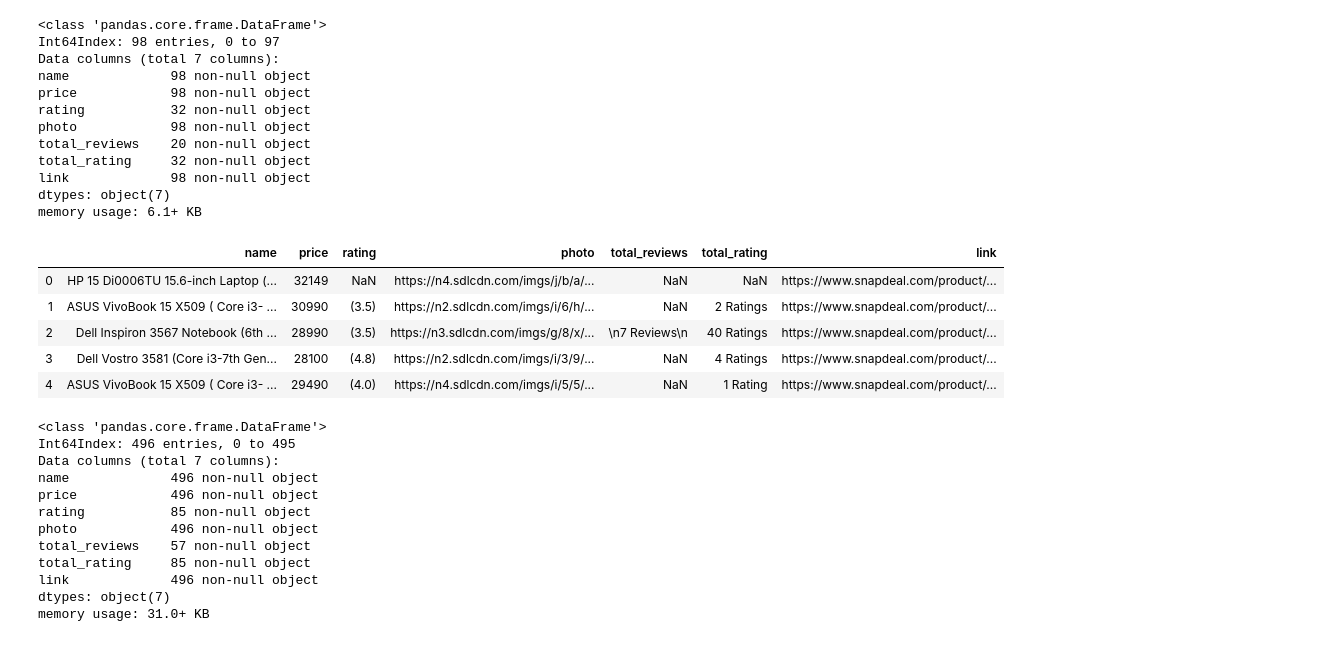
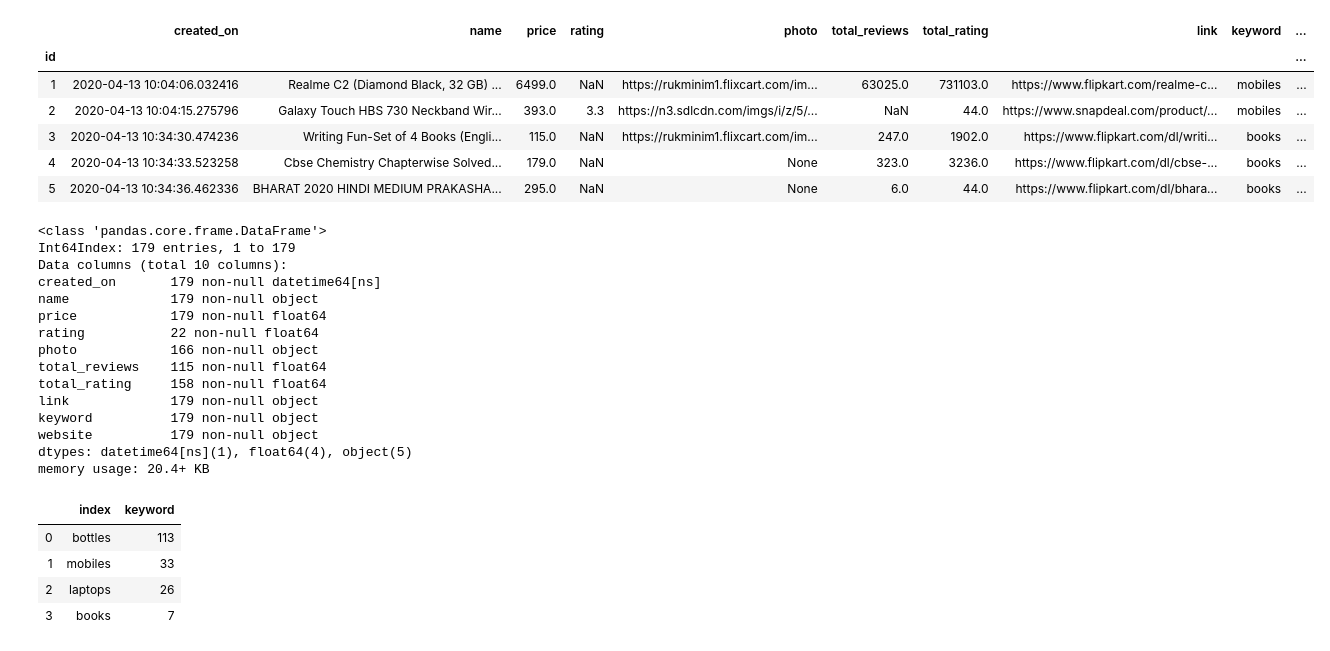
Before and after one commit to digipodium/product-comparison-utlimate, a Jupyter notebook: analyisis.ipynb, the cells around one changed output. Saved outputs shown, nothing was run; the diff lists cells and outputs as text; code cells hidden in the pictures.

```diff
--- a/analyisis.ipynb
+++ b/analyisis.ipynb
@@ -8,39 +8,32 @@ df = pd.read_csv('dataset_laptops.csv',index_col=0)
+# %%
+dataset = pd.read_sql("scraped_data",db.engine,parse_dates=['created_on'],index_col='id')
+# %%
+dataset = pp.dataset_review_rating_fixers(dataset)
+dataset = pp.format_fixer(dataset)
+dataset.head()
+# %% [output]
+|  | created_on | name | price | rating | photo | total_reviews | total_rating | link | keyword | ... |
+| id |  |  |  |  |  |  |  |  |  | ... |
+| 1 | 2020-04-13 10:04:06.032416 | Realme C2 (Diamond Black, 32 GB) ... | 6499.0 | NaN | https://rukminim1.flixcart.com/im... | 63025.0 | 731103.0 | https://www.flipkart.com/realme-c... | mobiles | ... |
+| 2 | 2020-04-13 10:04:15.275796 | Galaxy Touch HBS 730 Neckband Wir... | 393.0 | 3.3 | https://n3.sdlcdn.com/imgs/i/z/5/... | NaN | 44.0 | https://www.snapdeal.com/product/... | mobiles | ... |
+| 3 | 2020-04-13 10:34:30.474236 | Writing Fun-Set of 4 Books (Engli... | 115.0 | NaN | https://rukminim1.flixcart.com/im... | 247.0 | 1902.0 | https://www.flipkart.com/dl/writi... | books | ... |
+| 4 | 2020-04-13 10:34:33.523258 | Cbse Chemistry Chapterwise Solved... | 179.0 | NaN | None | 323.0 | 3236.0 | https://www.flipkart.com/dl/cbse-... | books | ... |
+| 5 | 2020-04-13 10:34:36.462336 | BHARAT 2020 HINDI MEDIUM PRAKASHA... | 295.0 | NaN | None | 6.0 | 44.0 | https://www.flipkart.com/dl/bhara... | books | ... |
 # %%
-df.info()
+dataset.info()
 # %% [output]
 <class 'pandas.core.frame.DataFrame'>
-Int64Index: 98 entries, 0 to 97
-Data columns (total 7 columns):
-name             98 non-null object
-price            98 non-null object
-rating           32 non-null object
-photo            98 non-null object
-total_reviews    20 non-null object
-total_rating     32 non-null object
-link             98 non-null object
-dtypes: object(7)
-memory usage: 6.1+ KB
+Int64Index: 179 entries, 1 to 179
+Data columns (total 10 columns):
+created_on       179 non-null datetime64[ns]
+name             179 non-null object
+price            179 non-null float64
+rating           22 non-null float64
+photo            166 non-null object
+total_reviews    115 non-null float64
+total_rating     158 non-null float64
+link             179 non-null object
+keyword          179 non-null object
+website          179 non-null object
+dtypes: datetime64[ns](1), float64(4), object(5)
+memory usage: 20.4+ KB
-# %%
-df.head()
-# %% [output]
-|  | name | price | rating | photo | total_reviews | total_rating | link |
-| 0 | HP 15 Di0006TU 15.6-inch Laptop (... | 32149 | NaN | https://n4.sdlcdn.com/imgs/j/b/a/... | NaN | NaN | https://www.snapdeal.com/product/... |
-| 1 | ASUS VivoBook 15 X509 ( Core i3- ... | 30990 | (3.5) | https://n2.sdlcdn.com/imgs/i/6/h/... | NaN | 2 Ratings | https://www.snapdeal.com/product/... |
-| 2 | Dell Inspiron 3567 Notebook (6th ... | 28990 | (3.5) | https://n3.sdlcdn.com/imgs/g/8/x/... | \n7 Reviews\n | 40 Ratings | https://www.snapdeal.com/product/... |
-| 3 | Dell Vostro 3581 (Core i3-7th Gen... | 28100 | (4.8) | https://n2.sdlcdn.com/imgs/i/3/9/... | NaN | 4 Ratings | https://www.snapdeal.com/product/... |
-| 4 | ASUS VivoBook 15 X509 ( Core i3- ... | 29490 | (4.0) | https://n4.sdlcdn.com/imgs/i/5/5/... | NaN | 1 Rating | https://www.snapdeal.com/product/... |
-# %%
-df.info()
-# %% [output]
-<class 'pandas.core.frame.DataFrame'>
-Int64Index: 496 entries, 0 to 495
-Data columns (total 7 columns):
-name             496 non-null object
-price            496 non-null object
-rating           85 non-null object
-photo            496 non-null object
-total_reviews    57 non-null object
-total_rating     85 non-null object
-link             496 non-null object
-dtypes: object(7)
-memory usage: 31.0+ KB
@@ -56,0 +43,8 @@ def clean_review(val):
+# %%
+dataset.keyword.value_counts().reset_index()
+# %% [output]
+|  | index | keyword |
+| 0 | bottles | 113 |
+| 1 | mobiles | 33 |
+| 2 | laptops | 26 |
+| 3 | books | 7 |
```
Also changed, not shown: parts of 13 cells of this notebook, 11 other files.
